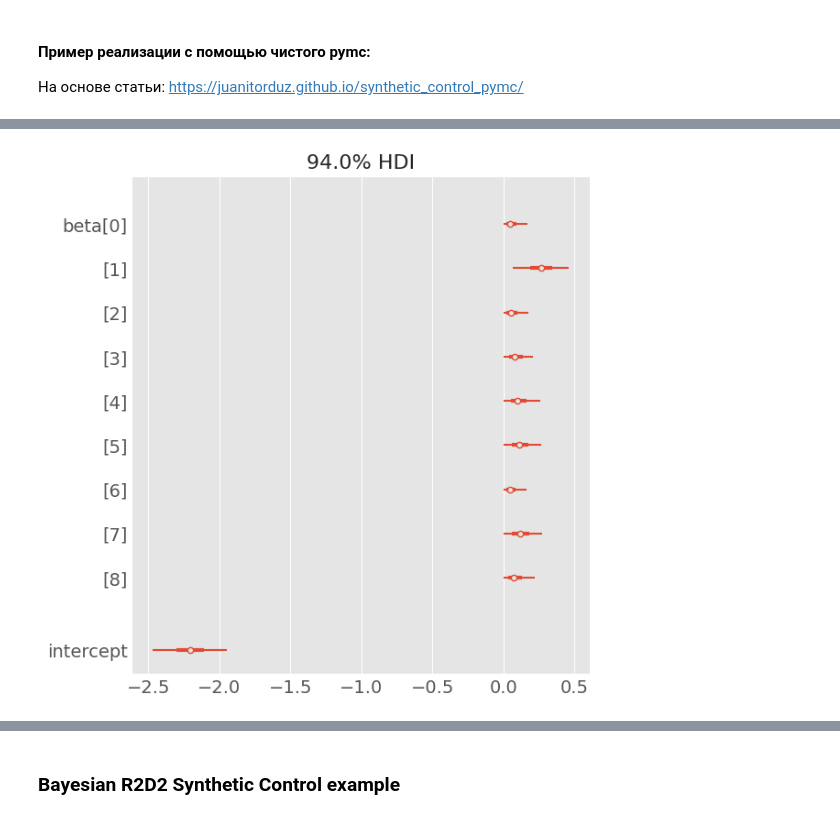
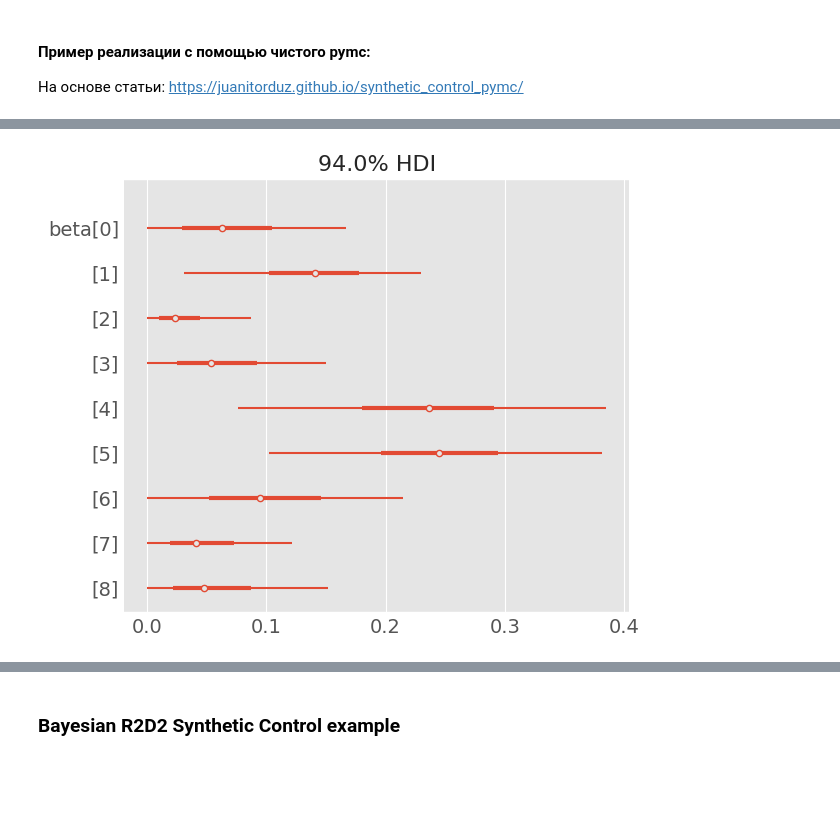
Before and after one commit to 123yaroslav/diplom, a Jupyter notebook: 01_examples.ipynb, the cells around one changed output, grey strips where cells are left out. Drawn from its saved outputs; the diff is of its cells as text; code cells hidden in the pictures; blank space fills up the shorter version.

```diff
--- a/01_examples.ipynb
+++ b/01_examples.ipynb
@@ -628,27 +288,28 @@ del y, X
 # %%
+def bayesian_synthetic_model(X, y, formula):
+    include_intercept = "1" in formula.split("~")[1]
 
-with pm.Model() as model:
-    # Определяем размерности
-    n_predictors = pre_X.shape[1]
+    with pm.Model() as model:
+        n_predictors = X.shape[1]
 
-    # Данные - используем только MutableData
-    X = pm.MutableData(name="X", value=pre_X)
-    y = pm.MutableData(name="y", value=pre_y[:, 0])
+        X_data = pm.MutableData(name="X", value=X)
+        y_data = pm.MutableData(name="y", value=y[:, 0])
 
-    # Параметры
-    intercept = pm.Normal("intercept", mu=0, sigma=1)
-    beta = pm.Dirichlet("beta", a=np.ones(n_predictors-1))
+        if include_intercept:
+            intercept = pm.Normal("intercept", mu=0, sigma=1)
+            beta = pm.Dirichlet("beta", a=np.ones(n_predictors - 1))
 
-    # Среднее
-    X_without_intercept = X[:, 1:]
-    mu = pm.Deterministic("mu", intercept + pm.math.dot(X_without_intercept, beta))
+            X_without_intercept = X_data[:, 1:]
+            mu = pm.Deterministic("mu", intercept + pm.math.dot(X_without_intercept, beta))
+        else:
+            beta = pm.Dirichlet("beta", a=np.ones(n_predictors))
+            mu = pm.Deterministic("mu", pm.math.dot(X_data, beta))
 
-    # Дисперсия
-    sigma = pm.HalfNormal("sigma", 1)
+        sigma = pm.HalfNormal("sigma", 1)
+        pm.Normal("y_hat", mu=mu, sigma=sigma, observed=y_data)
 
-    # Наблюдаемые данные
-    pm.Normal("y_hat", mu, sigma, observed=y)
+    with model:
+        idata = pm.sample()
+        posterior_predictive_pre = pm.sample_posterior_predictive(trace=idata)
 
-with model:
-    idata = pm.sample()
-    posterior_predictive_pre = pm.sample_posterior_predictive(trace=idata)
+    return idata, posterior_predictive_pre, model
@@ -665,0 +316,2 @@ Sampling: [y_hat]
+# %%
+idata, posterior_predictive_pre, model = bayesian_synthetic_model(pre_X, pre_y, formula)
@@ -668,9 +332,9 @@ model.to_graphviz()
 # %% [output]
 [drawing not drawn]
 # %%
-az.plot_forest(data=idata, combined=True, var_names=["beta", "intercept"]);
+az.plot_forest(data=idata, combined=True, var_names=["beta"]);
 # %% [output]
-[figure, old version]
+[figure, new version]
 # %%
 with model:
     pm.set_data(new_data={"X": post_X, "y": post_y[:, 0]})
```
Also changed, not shown: parts of 44 cells of this notebook, 2 other files.
